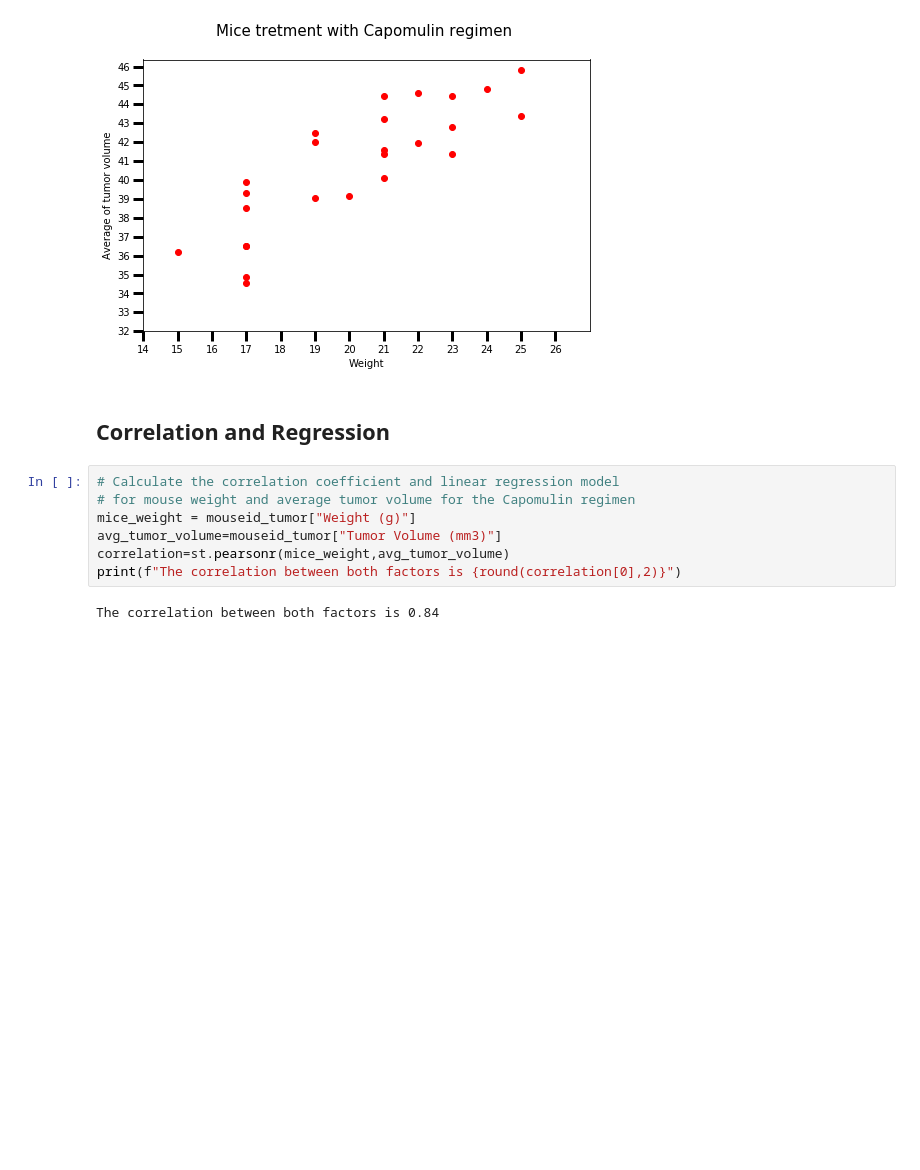
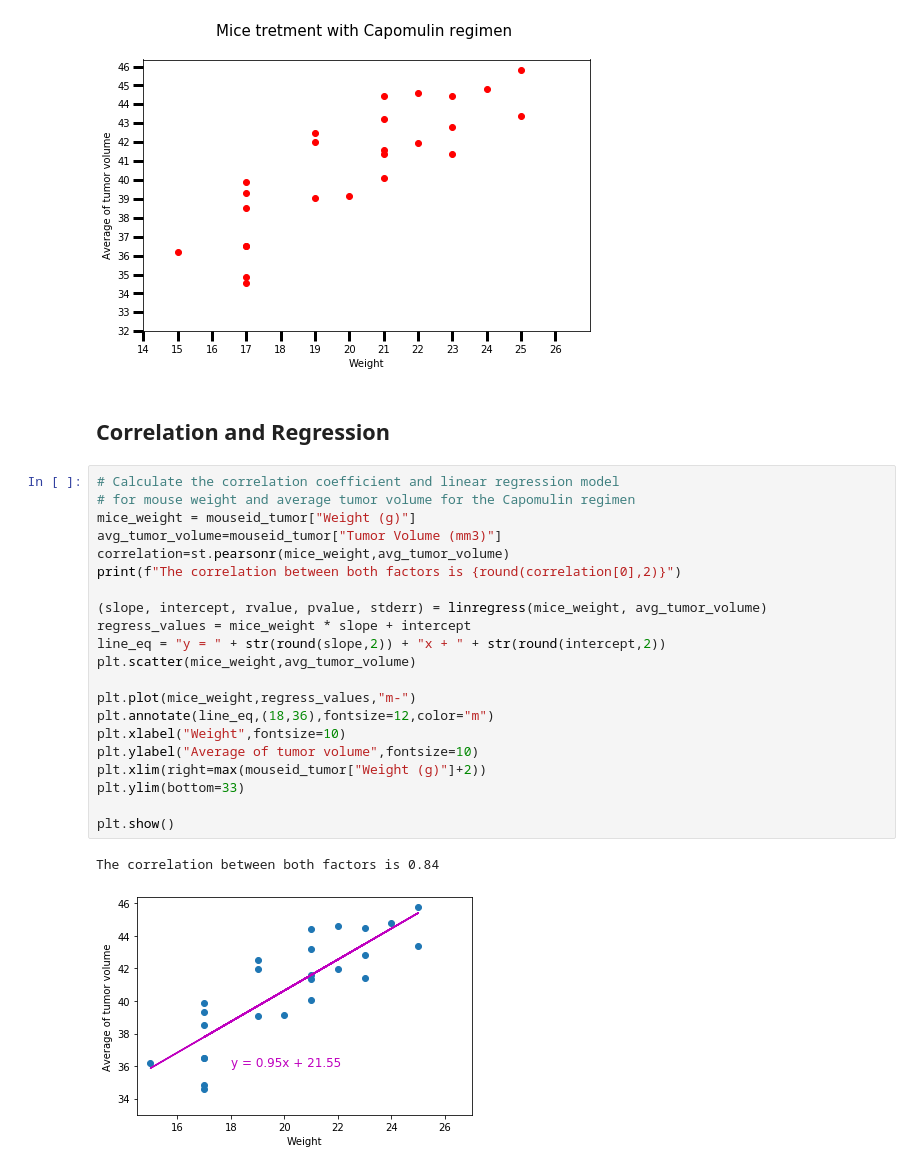
Before and after one commit to HaifaNajdawi/Matplotlib_The_power_of_plot, a Jupyter notebook: Pymaceuticals/pymaceuticals_starter.ipynb, the cells around one changed output. Cells and saved outputs as stored; diff of their text form; blank space fills up the shorter version.

Commit message:
linear regression

```diff
--- a/Pymaceuticals/pymaceuticals_starter.ipynb
+++ b/Pymaceuticals/pymaceuticals_starter.ipynb
@@ -310,9 +313,24 @@ x=np.arange(14,27,1)
 # %%
 # Calculate the correlation coefficient and linear regression model
 # for mouse weight and average tumor volume for the Capomulin regimen
 mice_weight = mouseid_tumor["Weight (g)"]
 avg_tumor_volume=mouseid_tumor["Tumor Volume (mm3)"]
 correlation=st.pearsonr(mice_weight,avg_tumor_volume)
 print(f"The correlation between both factors is {round(correlation[0],2)}")
+
+(slope, intercept, rvalue, pvalue, stderr) = linregress(mice_weight, avg_tumor_volume)
+regress_values = mice_weight * slope + intercept
+line_eq = "y = " + str(round(slope,2)) + "x + " + str(round(intercept,2))
+plt.scatter(mice_weight,avg_tumor_volume)
+
+plt.plot(mice_weight,regress_values,"m-")
+plt.annotate(line_eq,(18,36),fontsize=12,color="m")
+plt.xlabel("Weight",fontsize=10)
+plt.ylabel("Average of tumor volume",fontsize=10)
+plt.xlim(right=max(mouseid_tumor["Weight (g)"]+2))
+plt.ylim(bottom=33)
+
+plt.show()
 # %% [output]
 The correlation between both factors is 0.84
+[figure, added]
```
Also changed, not shown: parts of 4 cells of this notebook.
